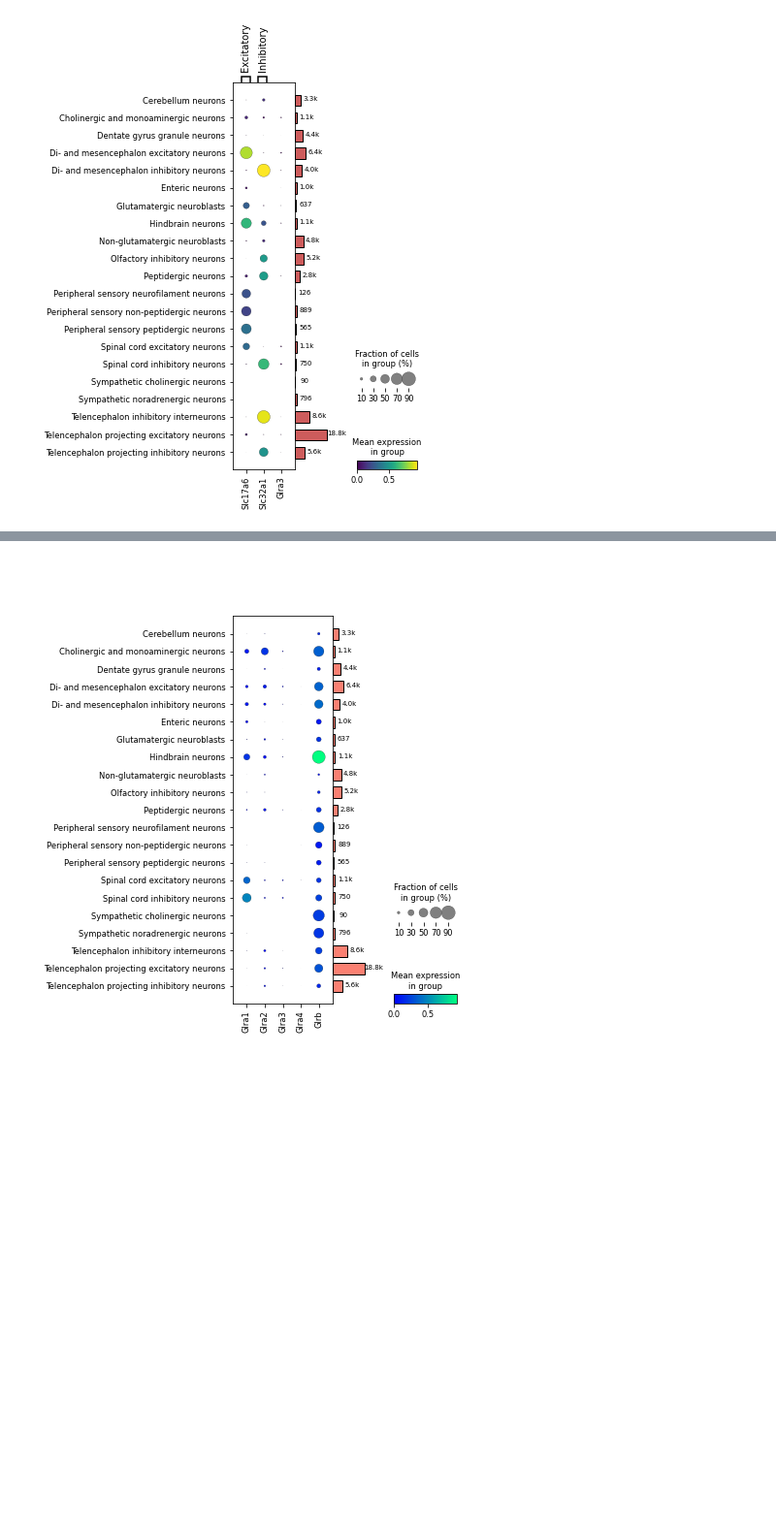
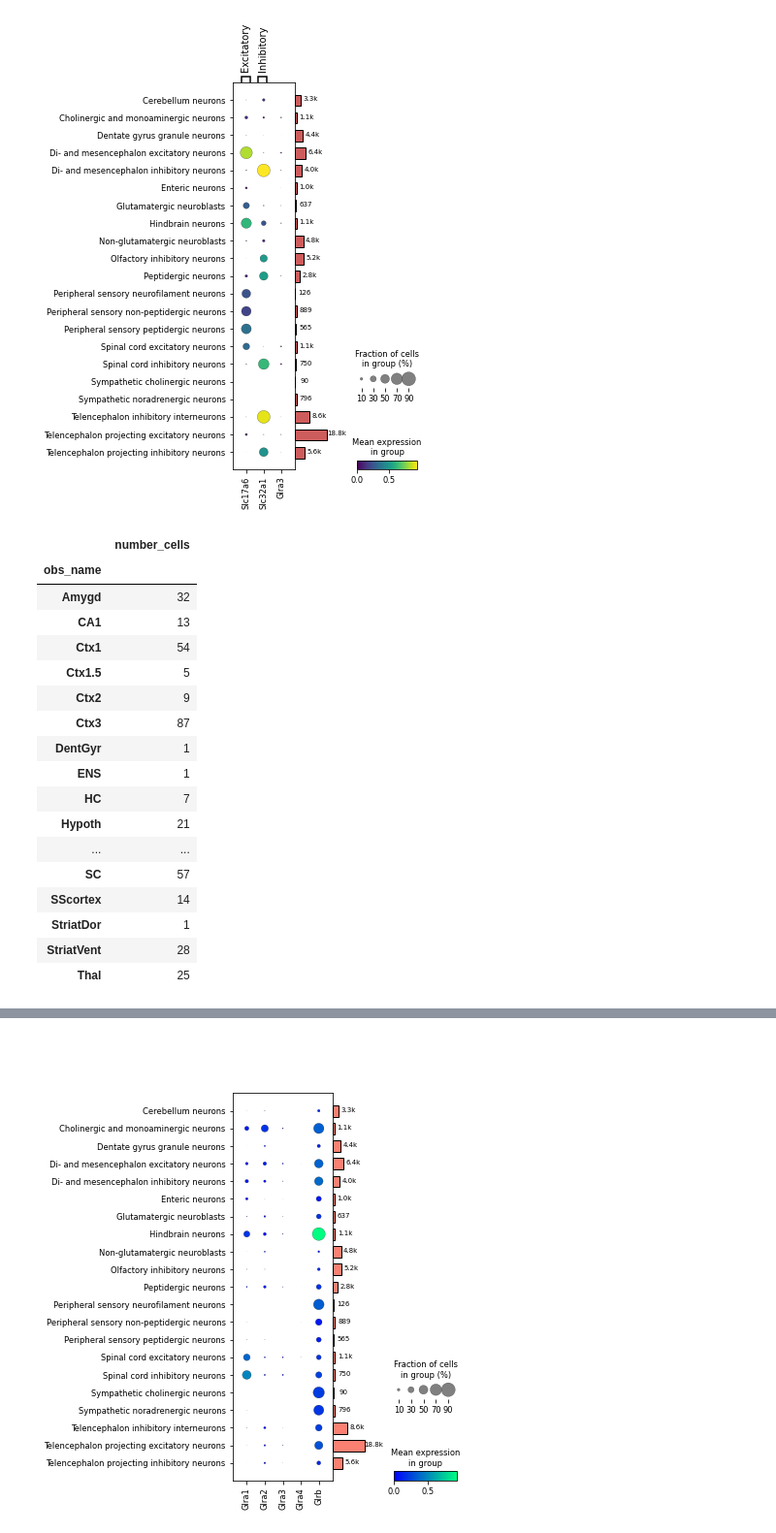
Before and after one commit to HannahMWeman/glra3-expression-analysis-in-the-nervous-system, a Jupyter notebook: notebook analysis.ipynb, the cells around one changed output, grey strips where cells are left out. Shown at 97% size. Drawn from its saved outputs; the diff is of its cells as text; code cells hidden in the pictures; blank space fills up the shorter version.

```diff
--- a/notebook analysis.ipynb
+++ b/notebook analysis.ipynb
@@ -277,3 +277,24 @@ sc.pl.DotPlot(adata, marker_genes, var_group_labels =labels, var_group_positions
 #sc.pl.dotplot(adata, marker_genes, var_group_labels =labels, var_group_positions= label_pos, use_raw = False, groupby = 'TaxonomyRank4')
 # %% [output]
 [figure]
+# %%
+calc_celltype_observation(adata_glra3, "Tissue")
+# %% [output]
+|  | number_cells |
+| obs_name |  |
+| Amygd | 32 |
+| CA1 | 13 |
+| Ctx1 | 54 |
+| Ctx1.5 | 5 |
+| Ctx2 | 9 |
+| Ctx3 | 87 |
+| DentGyr | 1 |
+| ENS | 1 |
+| HC | 7 |
+| Hypoth | 21 |
+| ... | ... |
+| SC | 57 |
+| SScortex | 14 |
+| StriatDor | 1 |
+| StriatVent | 28 |
+| Thal | 25 |
```
Also changed, not shown: parts of 4 cells of this notebook, 3 other files.
